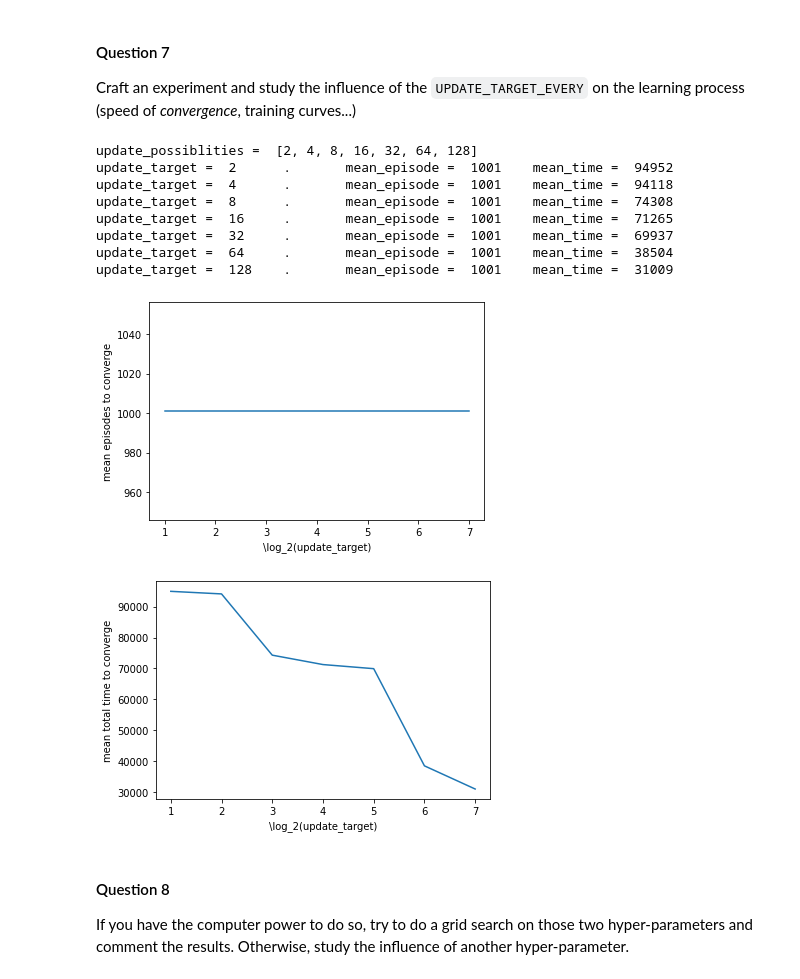
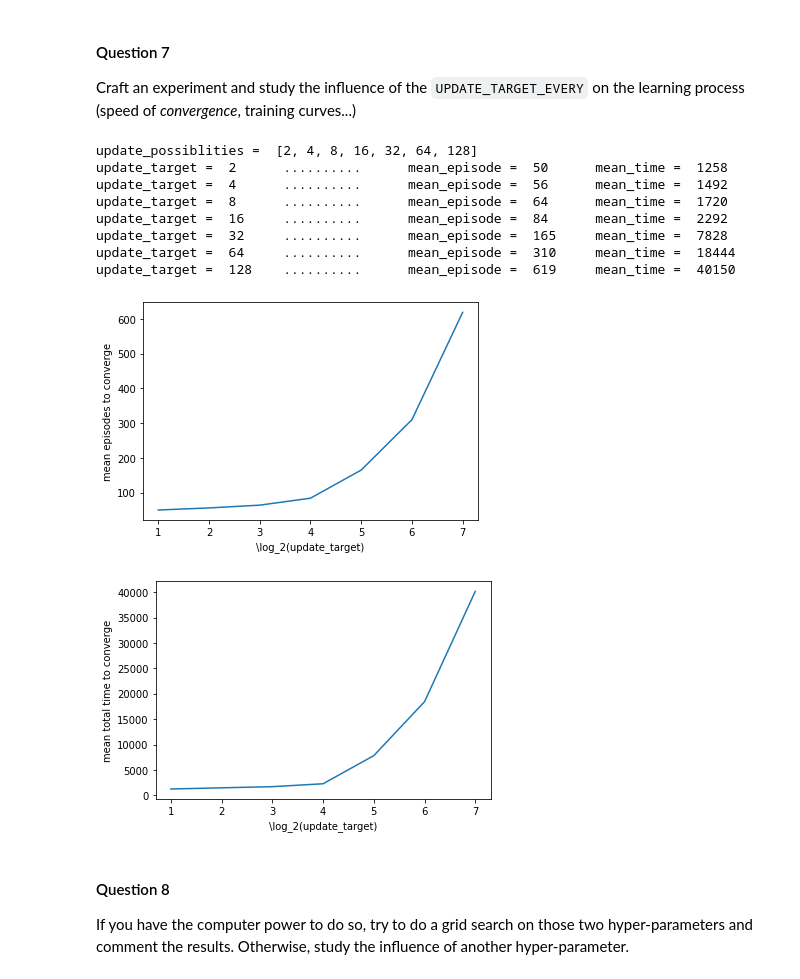
Before and after one commit to Mustapha-AJEGHRIR/RL_course, a Jupyter notebook: TD2/TD2/TD2.ipynb, the cells around one changed output. Saved outputs shown, nothing was run; the diff lists cells and outputs as text; code cells hidden in the pictures.

```diff
--- a/TD2/TD2/TD2.ipynb
+++ b/TD2/TD2/TD2.ipynb
@@ -285,7 +285,8 @@ target_net = Net(obs_size, hidden_size, n_actions)
 
 # objective and optimizer
 objective = nn.MSELoss()
-optimizer = optim.Adam(params=q_net.parameters(), lr=LEARNING_RATE)
+# optimizer = optim.Adam(params=q_net.parameters(), lr=LEARNING_RATE)
+optimizer = optim.SGD(params=q_net.parameters(), lr=LEARNING_RATE)
 # %% [markdown]
 ### Question 0 (to do at home, not during the live session)
 
@@ -423,9 +424,10 @@ def train(verbose = True, UPDATE_TARGET_EVERY= UPDATE_TARGET_EVERY,**kwargs):
         if done:
             state = env.reset()
             ep   += 1
-            if ( (ep+1)% EVAL_EVERY == 0) and verbose:
+            if ( (ep+1)% EVAL_EVERY == 0):
                 rewards = eval_dqn()
-                print("episode =", ep+1, ", reward = ", np.mean(rewards))
+                if verbose:
+                    print("episode =", ep+1, ", reward = ", np.mean(rewards))
                 if np.mean(rewards) >= REWARD_THRESHOLD:
                     break
 
@@ -516,9 +532,9 @@ LEARNING_RATE = 0.1
 
 Craft an experiment and study the influence of the `BUFFER_CAPACITY` on the learning process (speed of *convergence*, training curves...)
 # %%
-REPEAT = 1
+REPEAT = 10
 start = 8 # 2**8 = 256
-iterations = 11 # 12
+iterations = 9 # 12
 buffers_possiblities = [ 2**(start + i) for i in range(iterations) ]
 episodes = []
 times  = []
@@ -536,7 +552,8 @@ for buffer_capacity in buffers_possiblities:
         q_net = Net(obs_size, hidden_size, n_actions)
         target_net = Net(obs_size, hidden_size, n_actions)
         # Adam optimizer does have a memory, re-init it
-        optimizer = optim.Adam(params=q_net.parameters(), lr=LEARNING_RATE)
+        # optimizer = optim.Adam(params=q_net.parameters(), lr=LEARNING_RATE)
+        optimizer = optim.SGD(params=q_net.parameters(), lr=LEARNING_RATE)
 
         total_time, total_episode = train(verbose = False, replay_buffer=new_replay_buffer)
         mean_episode += total_episode
@@ -549,12 +566,12 @@ for buffer_capacity in buffers_possiblities:
 
 # x axis in log
 plt.plot(np.log2(buffers_possiblities), episodes)
-plt.xlabel("\log_2(buffer size)")
+plt.xlabel("$\log_2(buffer size)$")
 plt.ylabel("mean episodes to converge")
 plt.show()
 
 plt.plot(np.log2(buffers_possiblities), times)
-plt.xlabel("\log_2(buffer size)")
+plt.xlabel("$\log_2(buffer size)$")
 plt.ylabel("mean total time to converge")
 plt.show()
 # %% [output]
@@ -570,7 +592,7 @@ buffer_capacity =  2048         .       mean_episode =  1001    mean_time =  441
 
 Craft an experiment and study the influence of the `UPDATE_TARGET_EVERY` on the learning process (speed of *convergence*, training curves...)
 # %%
-REPEAT = 1
+REPEAT = 10
 start = 1
 iterations = 7
 update_possiblities = [ 2**(start + i) for i in range(iterations) ]
@@ -583,45 +605,46 @@ for update_target in update_possiblities:
     mean_episode = 0
     mean_time = 0
     for _ in range(REPEAT):
         print(".", end="")
         new_replay_buffer = ReplayBuffer(BUFFER_CAPACITY)
 
         # Re-init all networks
         q_net = Net(obs_size, hidden_size, n_actions)
         target_net = Net(obs_size, hidden_size, n_actions)
         # Adam optimizer does have a memory, re-init it
-        optimizer = optim.Adam(params=q_net.parameters(), lr=LEARNING_RATE)
+        # optimizer = optim.Adam(params=q_net.parameters(), lr=LEARNING_RATE)
+        optimizer = optim.SGD(params=q_net.parameters(), lr=LEARNING_RATE)
 
         total_time, total_episode = train(verbose = False,UPDATE_TARGET_EVERY=update_target, replay_buffer=new_replay_buffer)
         mean_episode += total_episode
         mean_time += total_time
     mean_episode //= REPEAT
     mean_time //= REPEAT
     print("\tmean_episode = ", mean_episode, "\tmean_time = ", mean_time)
     episodes.append(mean_episode)
     times.append(mean_time)
 
 # x axis in log
 plt.plot(np.log2(update_possiblities), episodes)
-plt.xlabel("\log_2(update_target)")
+plt.xlabel("$\log_2(update_target)$")
 plt.ylabel("mean episodes to converge")
 plt.show()
 
 plt.plot(np.log2(update_possiblities), times)
-plt.xlabel("\log_2(update_target)")
+plt.xlabel("$\log_2(update_target)$")
 plt.ylabel("mean total time to converge")
 plt.show()
 # %% [output]
 update_possiblities =  [2, 4, 8, 16, 32, 64, 128]
-update_target =  2      .       mean_episode =  1001    mean_time =  94952
-update_target =  4      .       mean_episode =  1001    mean_time =  94118
-update_target =  8      .       mean_episode =  1001    mean_time =  74308
-update_target =  16     .       mean_episode =  1001    mean_time =  71265
-update_target =  32     .       mean_episode =  1001    mean_time =  69937
-update_target =  64     .       mean_episode =  1001    mean_time =  38504
-update_target =  128    .       mean_episode =  1001    mean_time =  31009
+update_target =  2      ..........      mean_episode =  50      mean_time =  1258
+update_target =  4      ..........      mean_episode =  56      mean_time =  1492
+update_target =  8      ..........      mean_episode =  64      mean_time =  1720
+update_target =  16     ..........      mean_episode =  84      mean_time =  2292
+update_target =  32     ..........      mean_episode =  165     mean_time =  7828
+update_target =  64     ..........      mean_episode =  310     mean_time =  18444
+update_target =  128    ..........      mean_episode =  619     mean_time =  40150
-[figure, old version]
+[figure, new version]
-[figure, old version]
+[figure, new version]
 # %% [markdown]
 #### Question 8
 
```
Also changed, not shown: parts of 7 cells of this notebook, 2 other files.
